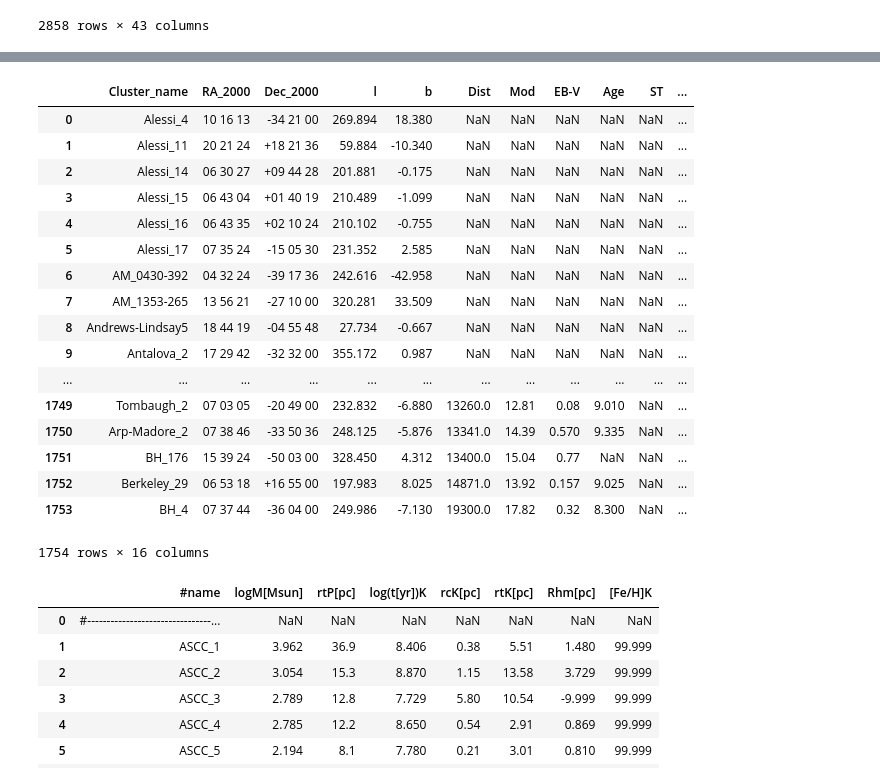
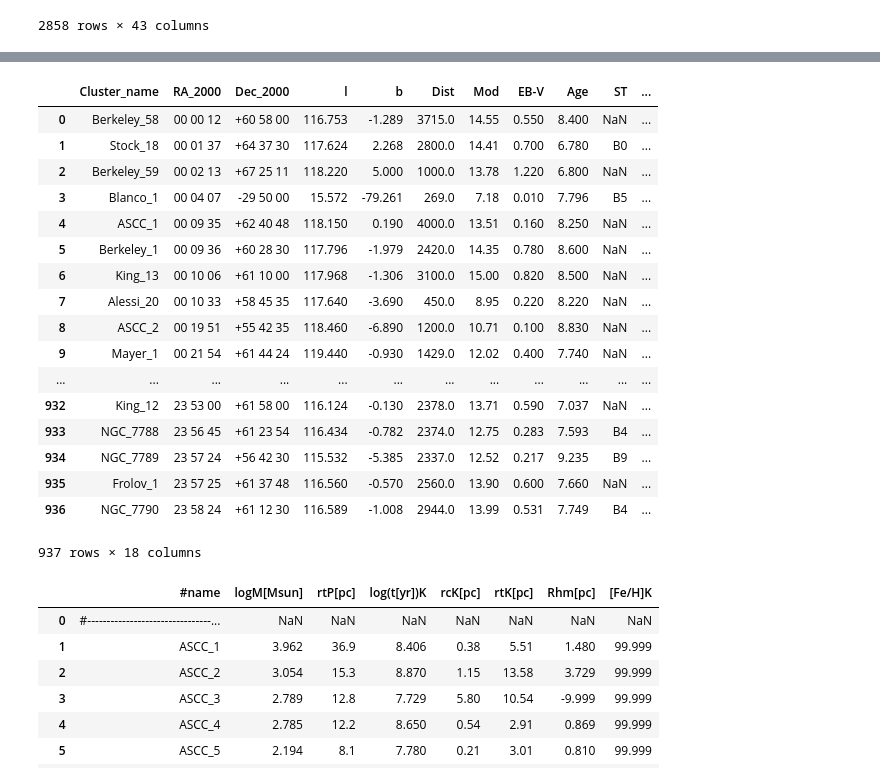
Before and after one commit to ageller/compileOCs, a Jupyter notebook: compileOCdata.ipynb, the cells around one changed output, grey strips where cells are left out. Drawn from its saved outputs; the diff is of its cells as text; code cells hidden in the pictures.

```diff
--- a/compileOCdata.ipynb
+++ b/compileOCdata.ipynb
@@ -50,33 +64,35 @@ mwsc_df
 # %%
-# WEBDA data file (2013)
-webda_df = pd.read_fwf("WEBDA-OC-table-June2013_DavidJames.txt",
-                       widths = [18,14,15,11,9,8,8,8,9,6,9,9,9,7,7,9], header = 0)
+# # WEBDA data file (2013)
+# webda_df = pd.read_fwf("WEBDA-OC-table-June2013_DavidJames.txt",
+#                        widths = [18,14,15,11,9,8,8,8,9,6,9,9,9,7,7,9], header = 0)
+
+webda_df = pd.read_csv('WEBDA.csv')
 #fix the IDs
 webda_ID = webda_df['Cluster_name']
 webda_ID = webda_ID.str.replace( 'NGC 0','NGC ' ).str.replace( ' ','_' )
 
 webda_df['Cluster_name'] = webda_ID
 
 webda_df
 # %% [output]
 |  | Cluster_name | RA_2000 | Dec_2000 | l | b | Dist | Mod | EB-V | Age | ST | ... |
-| 0 | Alessi_4 | 10 16 13 | -34 21 00 | 269.894 | 18.380 | NaN | NaN | NaN | NaN | NaN | ... |
-| 1 | Alessi_11 | 20 21 24 | +18 21 36 | 59.884 | -10.340 | NaN | NaN | NaN | NaN | NaN | ... |
-| 2 | Alessi_14 | 06 30 27 | +09 44 28 | 201.881 | -0.175 | NaN | NaN | NaN | NaN | NaN | ... |
-| 3 | Alessi_15 | 06 43 04 | +01 40 19 | 210.489 | -1.099 | NaN | NaN | NaN | NaN | NaN | ... |
-| 4 | Alessi_16 | 06 43 35 | +02 10 24 | 210.102 | -0.755 | NaN | NaN | NaN | NaN | NaN | ... |
-| 5 | Alessi_17 | 07 35 24 | -15 05 30 | 231.352 | 2.585 | NaN | NaN | NaN | NaN | NaN | ... |
-| 6 | AM_0430-392 | 04 32 24 | -39 17 36 | 242.616 | -42.958 | NaN | NaN | NaN | NaN | NaN | ... |
-| 7 | AM_1353-265 | 13 56 21 | -27 10 00 | 320.281 | 33.509 | NaN | NaN | NaN | NaN | NaN | ... |
-| 8 | Andrews-Lindsay5 | 18 44 19 | -04 55 48 | 27.734 | -0.667 | NaN | NaN | NaN | NaN | NaN | ... |
-| 9 | Antalova_2 | 17 29 42 | -32 32 00 | 355.172 | 0.987 | NaN | NaN | NaN | NaN | NaN | ... |
+| 0 | Berkeley_58 | 00 00 12 | +60 58 00 | 116.753 | -1.289 | 3715.0 | 14.55 | 0.550 | 8.400 | NaN | ... |
+| 1 | Stock_18 | 00 01 37 | +64 37 30 | 117.624 | 2.268 | 2800.0 | 14.41 | 0.700 | 6.780 | B0 | ... |
+| 2 | Berkeley_59 | 00 02 13 | +67 25 11 | 118.220 | 5.000 | 1000.0 | 13.78 | 1.220 | 6.800 | NaN | ... |
+| 3 | Blanco_1 | 00 04 07 | -29 50 00 | 15.572 | -79.261 | 269.0 | 7.18 | 0.010 | 7.796 | B5 | ... |
+| 4 | ASCC_1 | 00 09 35 | +62 40 48 | 118.150 | 0.190 | 4000.0 | 13.51 | 0.160 | 8.250 | NaN | ... |
+| 5 | Berkeley_1 | 00 09 36 | +60 28 30 | 117.796 | -1.979 | 2420.0 | 14.35 | 0.780 | 8.600 | NaN | ... |
+| 6 | King_13 | 00 10 06 | +61 10 00 | 117.968 | -1.306 | 3100.0 | 15.00 | 0.820 | 8.500 | NaN | ... |
+| 7 | Alessi_20 | 00 10 33 | +58 45 35 | 117.640 | -3.690 | 450.0 | 8.95 | 0.220 | 8.220 | NaN | ... |
+| 8 | ASCC_2 | 00 19 51 | +55 42 35 | 118.460 | -6.890 | 1200.0 | 10.71 | 0.100 | 8.830 | NaN | ... |
+| 9 | Mayer_1 | 00 21 54 | +61 44 24 | 119.440 | -0.930 | 1429.0 | 12.02 | 0.400 | 7.740 | NaN | ... |
 | ... | ... | ... | ... | ... | ... | ... | ... | ... | ... | ... | ... |
-| 1749 | Tombaugh_2 | 07 03 05 | -20 49 00 | 232.832 | -6.880 | 13260.0 | 12.81 | 0.08 | 9.010 | NaN | ... |
-| 1750 | Arp-Madore_2 | 07 38 46 | -33 50 36 | 248.125 | -5.876 | 13341.0 | 14.39 | 0.570 | 9.335 | NaN | ... |
-| 1751 | BH_176 | 15 39 24 | -50 03 00 | 328.450 | 4.312 | 13400.0 | 15.04 | 0.77 | NaN | NaN | ... |
-| 1752 | Berkeley_29 | 06 53 18 | +16 55 00 | 197.983 | 8.025 | 14871.0 | 13.92 | 0.157 | 9.025 | NaN | ... |
-| 1753 | BH_4 | 07 37 44 | -36 04 00 | 249.986 | -7.130 | 19300.0 | 17.82 | 0.32 | 8.300 | NaN | ... |
+| 932 | King_12 | 23 53 00 | +61 58 00 | 116.124 | -0.130 | 2378.0 | 13.71 | 0.590 | 7.037 | NaN | ... |
+| 933 | NGC_7788 | 23 56 45 | +61 23 54 | 116.434 | -0.782 | 2374.0 | 12.75 | 0.283 | 7.593 | B4 | ... |
+| 934 | NGC_7789 | 23 57 24 | +56 42 30 | 115.532 | -5.385 | 2337.0 | 12.52 | 0.217 | 9.235 | B9 | ... |
+| 935 | Frolov_1 | 23 57 25 | +61 37 48 | 116.560 | -0.570 | 2560.0 | 13.90 | 0.600 | 7.660 | NaN | ... |
+| 936 | NGC_7790 | 23 58 24 | +61 12 30 | 116.589 | -1.008 | 2944.0 | 13.99 | 0.531 | 7.749 | B4 | ... |
-1754 rows × 16 columns
+937 rows × 18 columns
 # %%
 #Piskunov (2008)
 piskunov_df =  pd.read_csv('Piskunov2008_M.Kharchenko2013_Rhm_FeH.txt',
```
Also changed, not shown: parts of 10 cells of this notebook, 4 other files.
